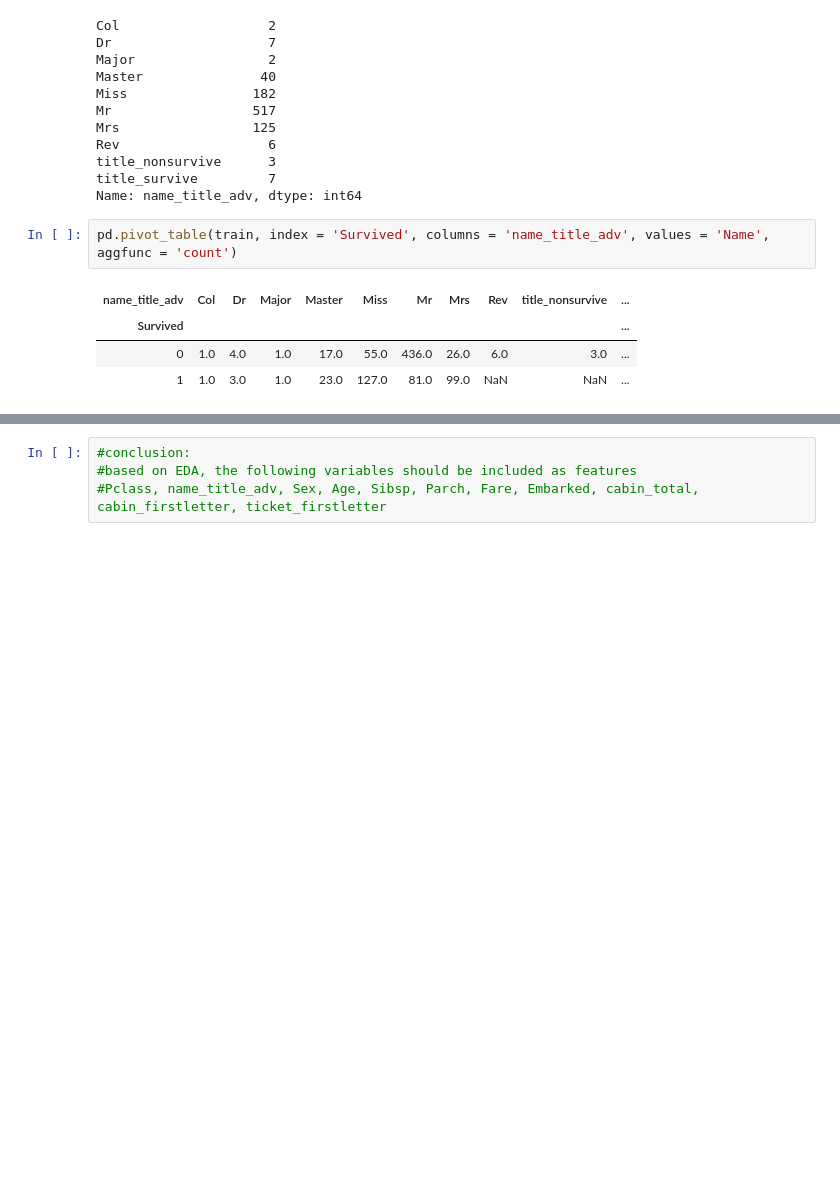
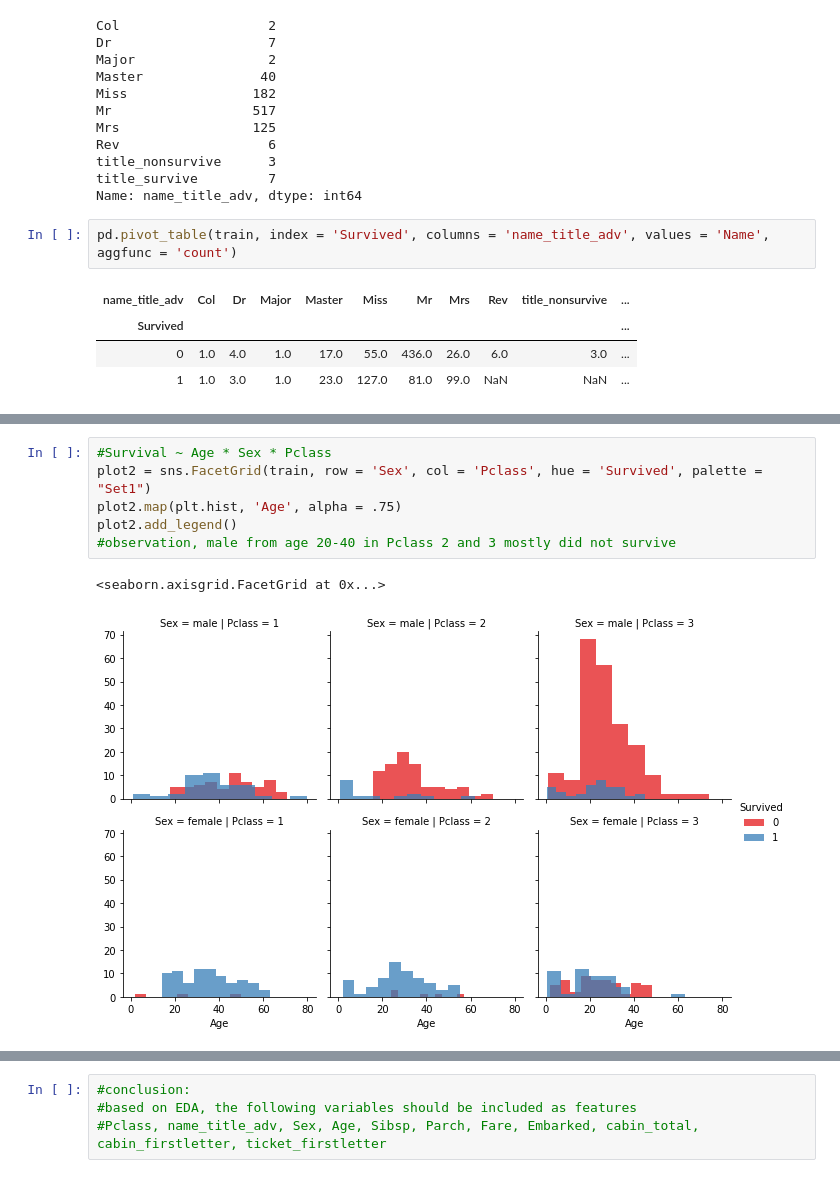
Before and after one commit to sindhri/titanic, a Jupyter notebook: titanic_EDA.ipynb, the cells around one changed output, grey strips where cells are left out. Cells and saved outputs as stored; diff of their text form; blank space fills up the shorter version.

```diff
--- a/titanic_EDA.ipynb
+++ b/titanic_EDA.ipynb
@@ -398,0 +429,9 @@ pd.pivot_table(train, index = 'Survived', columns = 'name_title_adv', values = '
+# %%
+#Survival ~ Age * Sex * Pclass
+plot2 = sns.FacetGrid(train, row = 'Sex', col = 'Pclass', hue = 'Survived', palette = "Set1")
+plot2.map(plt.hist, 'Age', alpha = .75)
+plot2.add_legend()
+#observation, male from age 20-40 in Pclass 2 and 3 mostly did not survive
+# %% [output]
+<seaborn.axisgrid.FacetGrid at 0x...>
+[figure, added]
```
Also changed, not shown: parts of 20 cells of this notebook, 9 other files.
